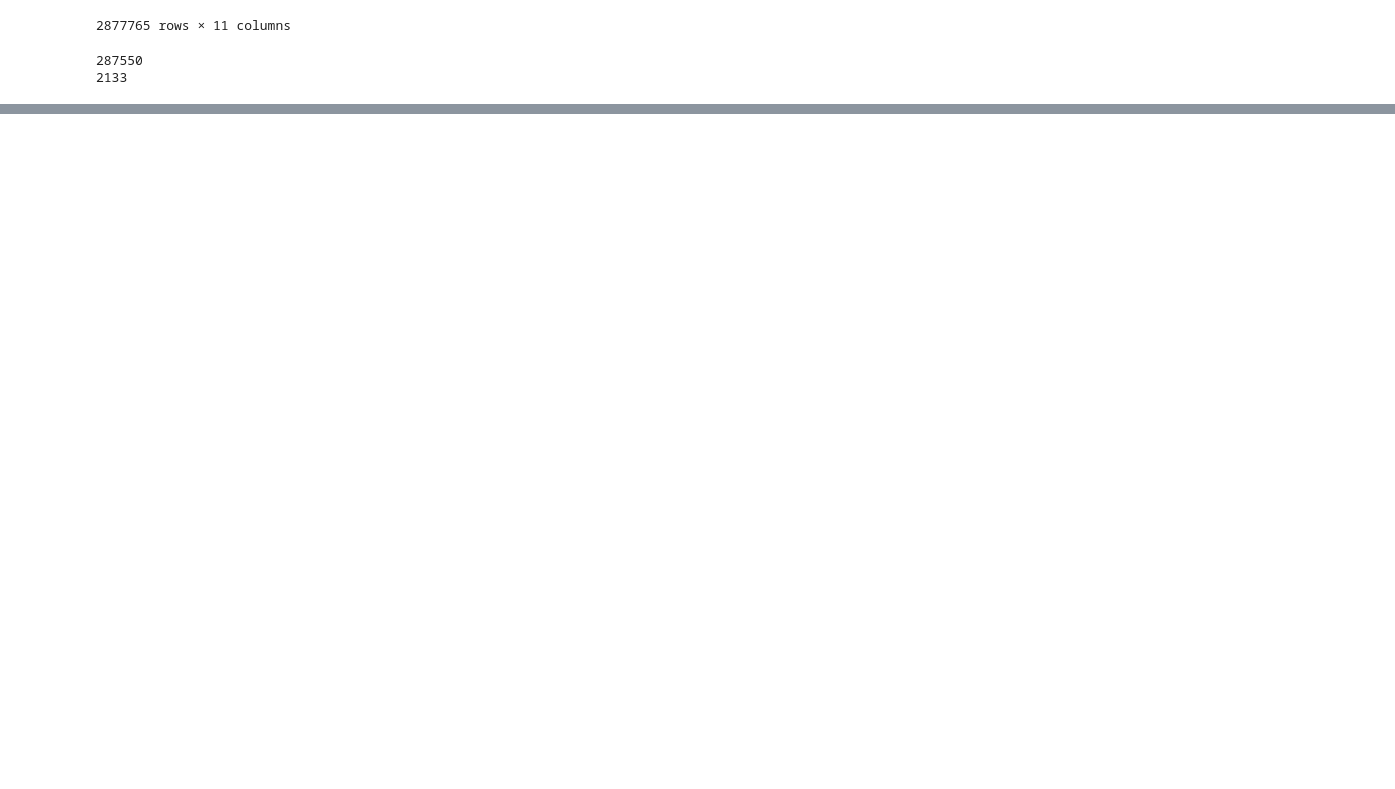
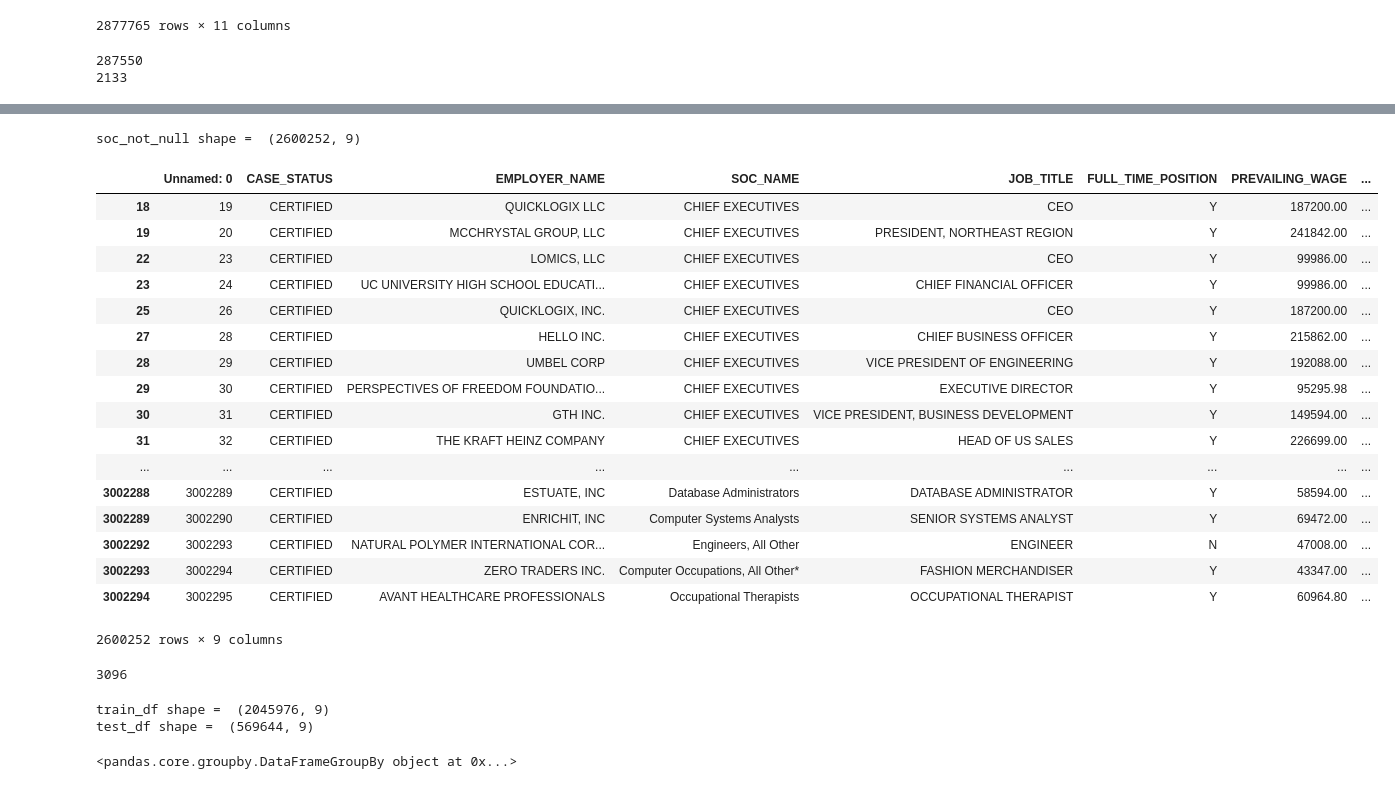
Before and after one commit to tronak19/H1B-Visa-Petition-Analysis, a Jupyter notebook: H1B.ipynb, the cells around one changed output, grey strips where cells are left out. Drawn from its saved outputs; the diff is of its cells as text; code cells hidden in the pictures; blank space fills up the shorter version.

Commit message:
Data Clean Progress

```diff
--- a/H1B.ipynb
+++ b/H1B.ipynb
@@ -74,0 +176,52 @@ print(len(y))
+# %%
+soc_not_null = df[pd.notnull(df['SOC_NAME'])]
+print("soc_not_null shape = ", soc_not_null.shape)
+soc_not_null
+# %% [output]
+soc_not_null shape =  (2600252, 9)
+|  | Unnamed: 0 | CASE_STATUS | EMPLOYER_NAME | SOC_NAME | JOB_TITLE | FULL_TIME_POSITION | PREVAILING_WAGE | ... |
+| 18 | 19 | CERTIFIED | QUICKLOGIX LLC | CHIEF EXECUTIVES | CEO | Y | 187200.00 | ... |
+| 19 | 20 | CERTIFIED | MCCHRYSTAL GROUP, LLC | CHIEF EXECUTIVES | PRESIDENT, NORTHEAST REGION | Y | 241842.00 | ... |
+| 22 | 23 | CERTIFIED | LOMICS, LLC | CHIEF EXECUTIVES | CEO | Y | 99986.00 | ... |
+| 23 | 24 | CERTIFIED | UC UNIVERSITY HIGH SCHOOL EDUCATI... | CHIEF EXECUTIVES | CHIEF FINANCIAL OFFICER | Y | 99986.00 | ... |
+| 25 | 26 | CERTIFIED | QUICKLOGIX, INC. | CHIEF EXECUTIVES | CEO | Y | 187200.00 | ... |
+| 27 | 28 | CERTIFIED | HELLO INC. | CHIEF EXECUTIVES | CHIEF BUSINESS OFFICER | Y | 215862.00 | ... |
+| 28 | 29 | CERTIFIED | UMBEL CORP | CHIEF EXECUTIVES | VICE PRESIDENT OF ENGINEERING | Y | 192088.00 | ... |
+| 29 | 30 | CERTIFIED | PERSPECTIVES OF FREEDOM FOUNDATIO... | CHIEF EXECUTIVES | EXECUTIVE DIRECTOR | Y | 95295.98 | ... |
+| 30 | 31 | CERTIFIED | GTH INC. | CHIEF EXECUTIVES | VICE PRESIDENT, BUSINESS DEVELOPMENT | Y | 149594.00 | ... |
+| 31 | 32 | CERTIFIED | THE KRAFT HEINZ COMPANY | CHIEF EXECUTIVES | HEAD OF US SALES | Y | 226699.00 | ... |
+| ... | ... | ... | ... | ... | ... | ... | ... | ... |
+| 3002288 | 3002289 | CERTIFIED | ESTUATE, INC | Database Administrators | DATABASE ADMINISTRATOR | Y | 58594.00 | ... |
+| 3002289 | 3002290 | CERTIFIED | ENRICHIT, INC | Computer Systems Analysts | SENIOR SYSTEMS ANALYST | Y | 69472.00 | ... |
+| 3002292 | 3002293 | CERTIFIED | NATURAL POLYMER INTERNATIONAL COR... | Engineers, All Other | ENGINEER | N | 47008.00 | ... |
+| 3002293 | 3002294 | CERTIFIED | ZERO TRADERS INC. | Computer Occupations, All Other* | FASHION MERCHANDISER | Y | 43347.00 | ... |
+| 3002294 | 3002295 | CERTIFIED | AVANT HEALTHCARE PROFESSIONALS | Occupational Therapists | OCCUPATIONAL THERAPIST | Y | 60964.80 | ... |
+2600252 rows × 9 columns
+# %%
+# 884 Job Titles in soc_null do not have any SOC Name in soc_not_null
+# Basically 884 Job Titles are new and do not have any entry in the main dataframe
+
+job_titles_list = soc_null['JOB_TITLE'].unique()
+job_titles_list
+len(job_titles_list)
+# %% [output]
+3096
+# %%
+train_df = df.loc[df['YEAR'] != 2016]
+train_df
+print("train_df shape = ", train_df.shape)
+test_df = df.loc[df['YEAR'] == 2016]
+test_df
+print("test_df shape = ", test_df.shape)
+# %% [output]
+train_df shape =  (2045976, 9)
+test_df shape =  (569644, 9)
+# %%
+# grouped_data = test_df.groupby('JOB_TITLE')
+# print(list(grouped_data))
+
+with open("groupby.pkl", "rb") as f:
+    grouped_data = pickle.load(f)
+grouped_data
+# %% [output]
+<pandas.core.groupby.DataFrameGroupBy object at 0x...>
```
Also changed, not shown: parts of 7 cells of this notebook, 3 other files.
